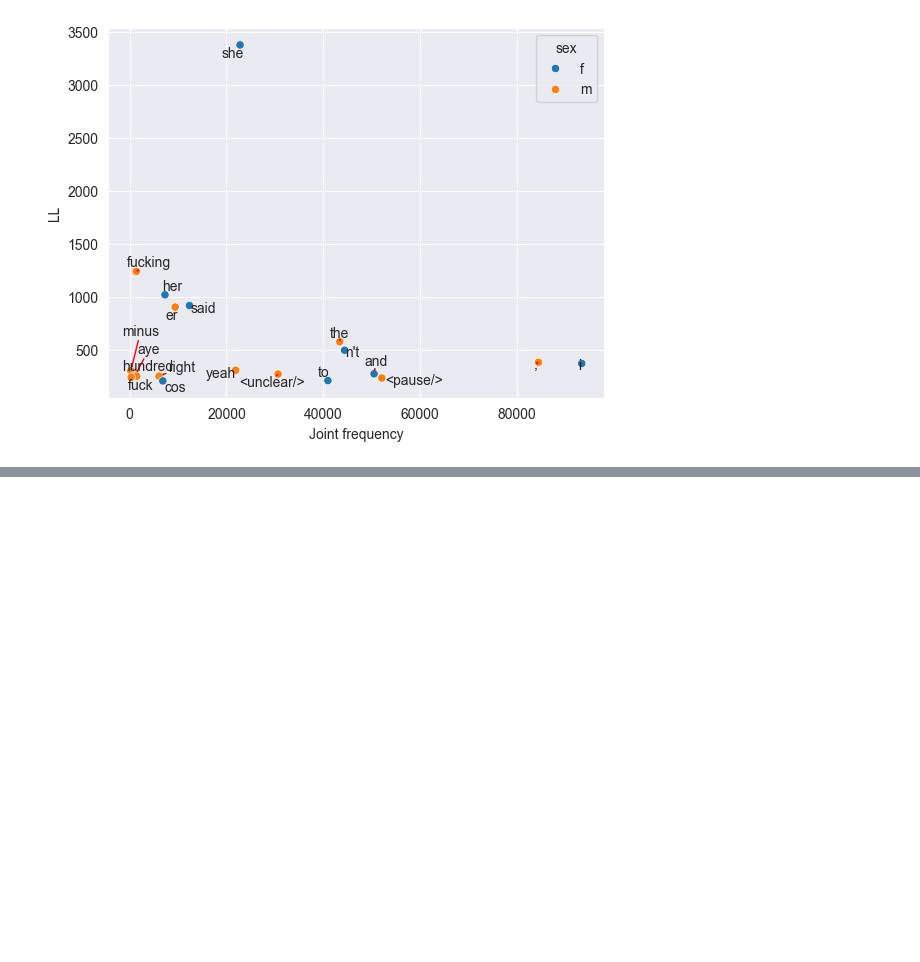
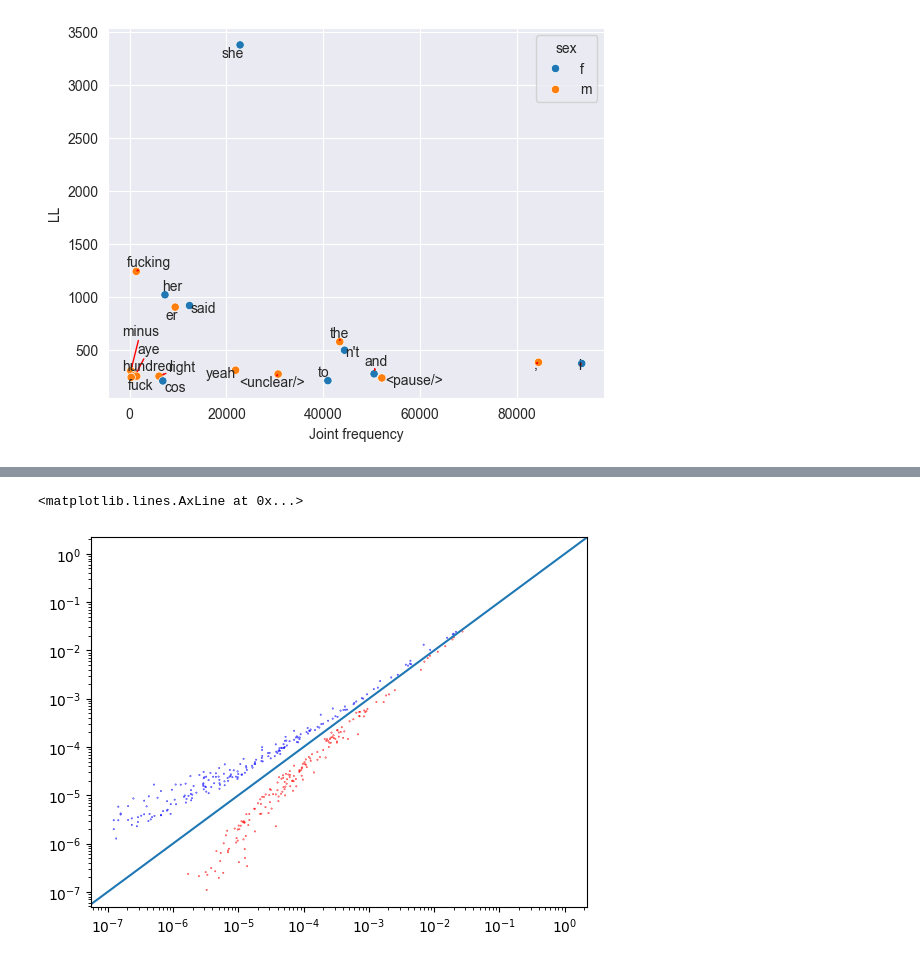
Before and after one commit to rmalouf/polars_corpus, a Jupyter notebook: examples/keywords.ipynb, the cells around one changed output, grey strips where cells are left out. Saved outputs shown, nothing was run; the diff lists cells and outputs as text; code cells hidden in the pictures; blank space fills up the shorter version.

Commit message:
Add Welch's t-test

```diff
--- a/examples/keywords.ipynb
+++ b/examples/keywords.ipynb
@@ -130,0 +150,23 @@ plt.show()
+# %%
+# %env POLARS_VERBOSE=1
+
+grid = (
+    bnc.select("file_id", "sex")
+    .unique()
+    .join(bnc.select("lemma").unique(), how="cross")
+)
+
+scores = bnc.group_by("file_id", "sex", "lemma").agg(pl.len().alias("freq")).join(
+    grid, on=["file_id", "sex", "lemma"], how="right"
+).fill_null(0).with_columns(
+    (pl.col("freq") / pl.sum("freq").over(["file_id", "sex"])).alias("rel_freq")
+).group_by("lemma").agg(
+    pl.col('rel_freq').filter(pl.col('sex')=='m').mean().alias('m'),
+    pl.col('rel_freq').filter(pl.col('sex')=='f').mean().alias('f'),
+    t_test=plc.welchs_t(
+        pl.col("rel_freq").filter(pl.col("sex") == "m"),
+        pl.col("rel_freq").filter(pl.col("sex") == "f"),
+    )
+).unnest("t_test").drop_nulls().filter(pl.col("stat") > 0).sort(by="pval", descending=False)
+
+scores
@@ -130,0 +188,10 @@ plt.show()
+# %%
+t = scores.filter(pl.col('pval')<0.05).with_columns(color=pl.when(pl.col('m') > pl.col('f')).then(pl.lit('red')).otherwise(pl.lit('blue')))
+
+
+plt.scatter(t.get_column('m'), t.get_column('f'),c=t.get_column('color'), s =0.1)
+plt.loglog()
+plt.axline((0,0),(1,1))
+# %% [output]
+<matplotlib.lines.AxLine at 0x...>
+[figure, added]
```
Also changed, not shown: parts of 16 cells of this notebook, 10 other files.
